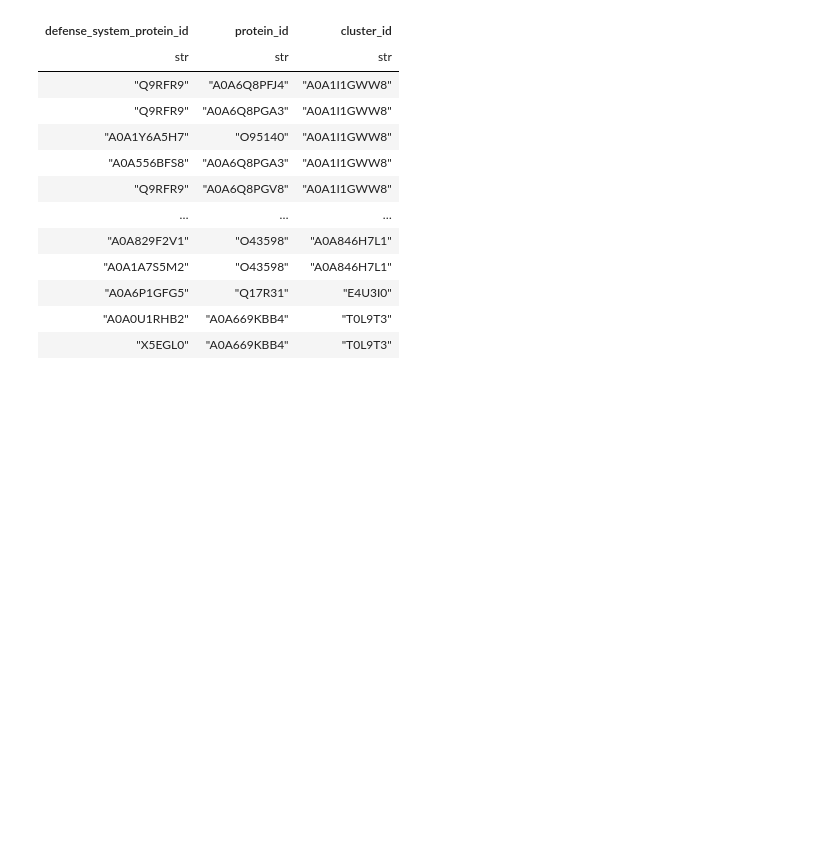
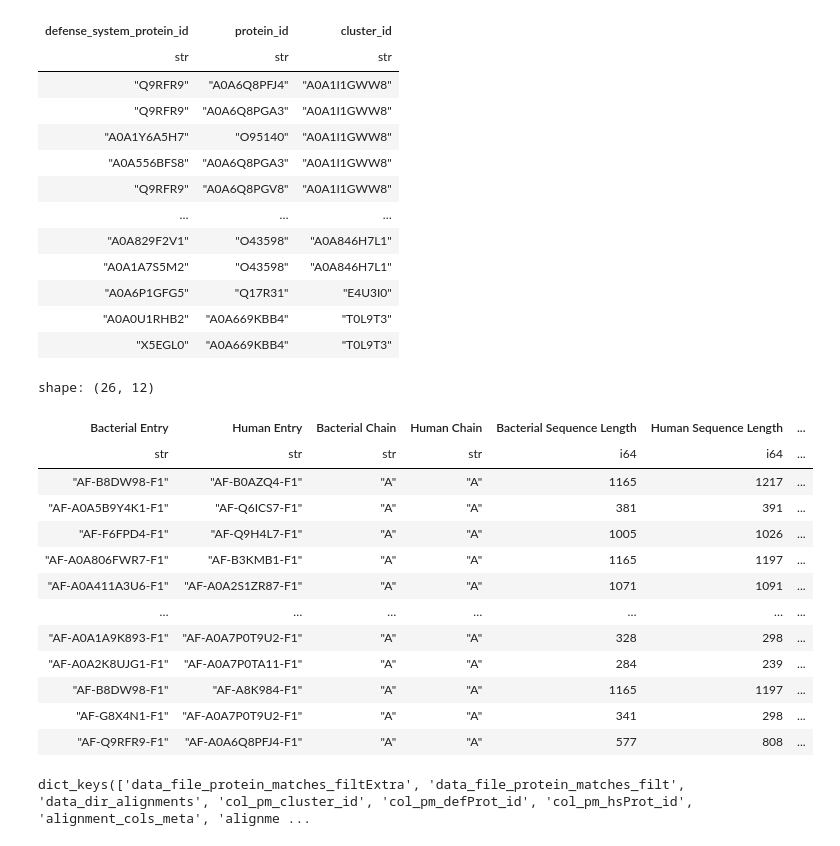
Before and after one commit to juliandeanmoran/BISSH, a Jupyter notebook: testing/explore_protein_matches.ipynb, the cells around one changed output. Cells and saved outputs as stored; diff of their text form; code cells hidden in the pictures; blank space fills up the shorter version.

Commit message:
Wrangled alignment metrics.

```diff
--- a/testing/explore_protein_matches.ipynb
+++ b/testing/explore_protein_matches.ipynb
@@ -32,7 +33,9 @@ args = {
     "data_dir_alignments": f"{INSTALL_PATH}/data_sync/rcsb_pdb_align",
     "col_pm_cluster_id": "cluster_id",
     "col_pm_defProt_id": "defense_system_protein_id",
-    "col_pm_hsProt_id": "protein_id"
+    "col_pm_hsProt_id": "protein_id",
+    "alignment_cols_meta": ["Entry", "Chain", "Sequence Length", "Modeled Residues"],
+    "alignment_cols_align": ["RMSD", "TM-score", "Identity", "Aligned Residues"]
 }
 # %%
 # ============================================================
@@ -171,3 +174,58 @@ shape: (297, 3)
 | "A0A6P1GFG5" | "Q17R31" | "E4U3I0" |
 | "A0A0U1RHB2" | "A0A669KBB4" | "T0L9T3" |
 | "X5EGL0" | "A0A669KBB4" | "T0L9T3" |
+# %%
+# ============================================================
+#                    Wrangle alignment metrics
+# ============================================================
+
+def wrangle_alignment_data(
+    df: pl.DataFrame,
+    cols_meta: List,
+    cols_align: List,
+    row_prefix_first: str="Bacterial ",
+    row_prefix_second: str="Human "
+) -> pl.DataFrame:
+
+    row_first = df.row(0, named=True)
+    row_second = df.row(1, named=True)
+    wrangled = {}
+
+    for col in cols_meta:
+        wrangled[f"{row_prefix_first}{col}"] = row_first[col]
+        wrangled[f"{row_prefix_second}{col}"] = row_second[col]
+
+    for col in cols_align:
+        wrangled[col] = row_second[col]
+
+    return pl.DataFrame([wrangled])
+
+df_alignment_metrics = pl.concat(
+    [wrangle_alignment_data(
+            df,
+            cols_meta=args["alignment_cols_meta"],
+            cols_align=args["alignment_cols_align"]
+        ) for df in alignment_metrics.values()],
+    how="vertical"
+)
+
+df_alignment_metrics
+# %% [output]
+shape: (26, 12)
+| Bacterial Entry | Human Entry | Bacterial Chain | Human Chain | Bacterial Sequence Length | Human Sequence Length | ... |
+| str | str | str | str | i64 | i64 | ... |
+| "AF-B8DW98-F1" | "AF-B0AZQ4-F1" | "A" | "A" | 1165 | 1217 | ... |
+| "AF-A0A5B9Y4K1-F1" | "AF-Q6ICS7-F1" | "A" | "A" | 381 | 391 | ... |
+| "AF-F6FPD4-F1" | "AF-Q9H4L7-F1" | "A" | "A" | 1005 | 1026 | ... |
+| "AF-A0A806FWR7-F1" | "AF-B3KMB1-F1" | "A" | "A" | 1165 | 1197 | ... |
+| "AF-A0A411A3U6-F1" | "AF-A0A2S1ZR87-F1" | "A" | "A" | 1071 | 1091 | ... |
+| … | … | … | … | … | … | ... |
+| "AF-A0A1A9K893-F1" | "AF-A0A7P0T9U2-F1" | "A" | "A" | 328 | 298 | ... |
+| "AF-A0A2K8UJG1-F1" | "AF-A0A7P0TA11-F1" | "A" | "A" | 284 | 239 | ... |
+| "AF-B8DW98-F1" | "AF-A8K984-F1" | "A" | "A" | 1165 | 1197 | ... |
+| "AF-G8X4N1-F1" | "AF-A0A7P0T9U2-F1" | "A" | "A" | 341 | 298 | ... |
+| "AF-Q9RFR9-F1" | "AF-A0A6Q8PFJ4-F1" | "A" | "A" | 577 | 808 | ... |
+# %%
+args.keys()
+# %% [output]
+dict_keys(['data_file_protein_matches_filtExtra', 'data_file_protein_matches_filt', 'data_dir_alignments', 'col_pm_cluster_id', 'col_pm_defProt_id', 'col_pm_hsProt_id', 'alignment_cols_meta', 'alignme ...
```
Also changed, not shown: parts of 2 cells of this notebook.
